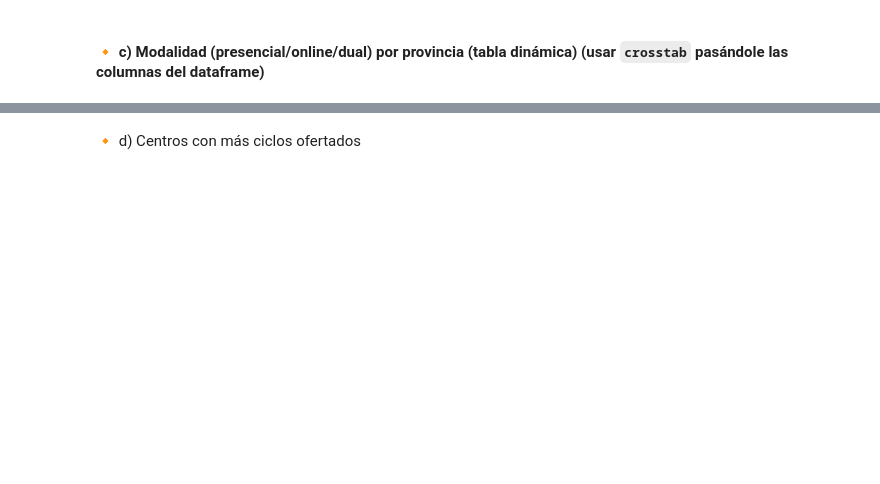
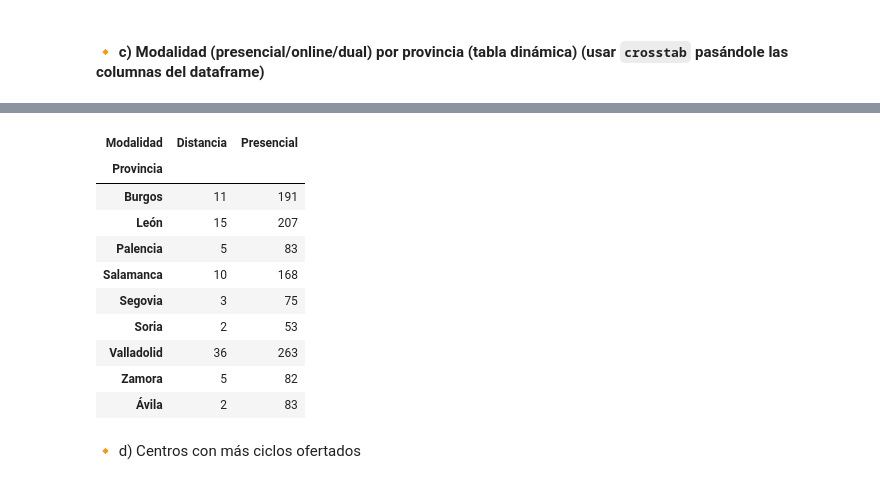
Before and after one commit to Ciclo-Especializacion-IA-y-BigData/actividad-numpy-y-pandas-kinire98, a Jupyter notebook: Tutorial_Pandas.ipynb, the cells around one changed output, grey strips where cells are left out. Drawn from its saved outputs; the diff is of its cells as text; code cells hidden in the pictures; blank space fills up the shorter version.

```diff
--- a/Tutorial_Pandas.ipynb
+++ b/Tutorial_Pandas.ipynb
@@ -2557,2 +2616,16 @@ Zamora              5          82
+# %%
+pd.crosstab(df_plano["provincia"], [df_plano["modalidad"]], rownames=["Provincia"], colnames=["Modalidad"])
+# %% [output]
+| Modalidad | Distancia | Presencial |
+| Provincia |  |  |
+| Burgos | 11 | 191 |
+| León | 15 | 207 |
+| Palencia | 5 | 83 |
+| Salamanca | 10 | 168 |
+| Segovia | 3 | 75 |
+| Soria | 2 | 53 |
+| Valladolid | 36 | 263 |
+| Zamora | 5 | 82 |
+| Ávila | 2 | 83 |
 # %% [markdown]
 🔸 d) Centros con más ciclos ofertados
```
Also changed, not shown: parts of 27 cells of this notebook.
